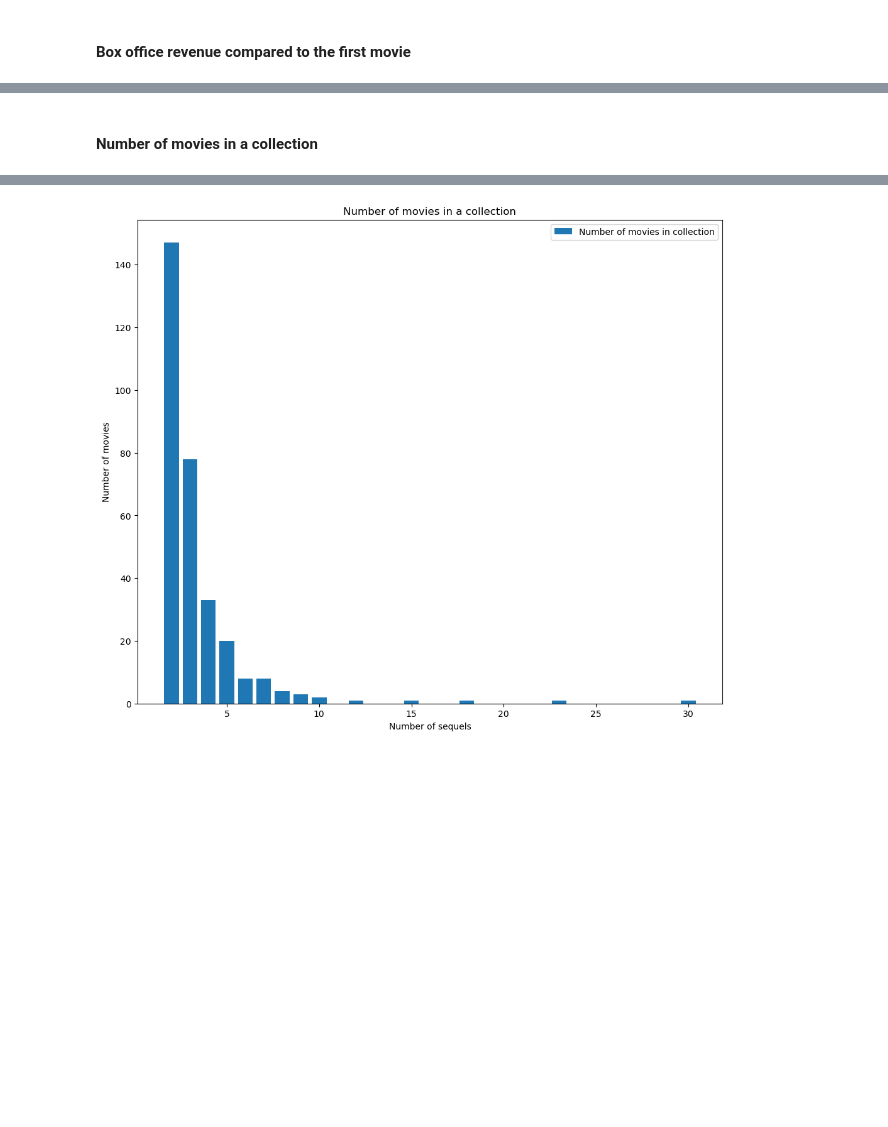
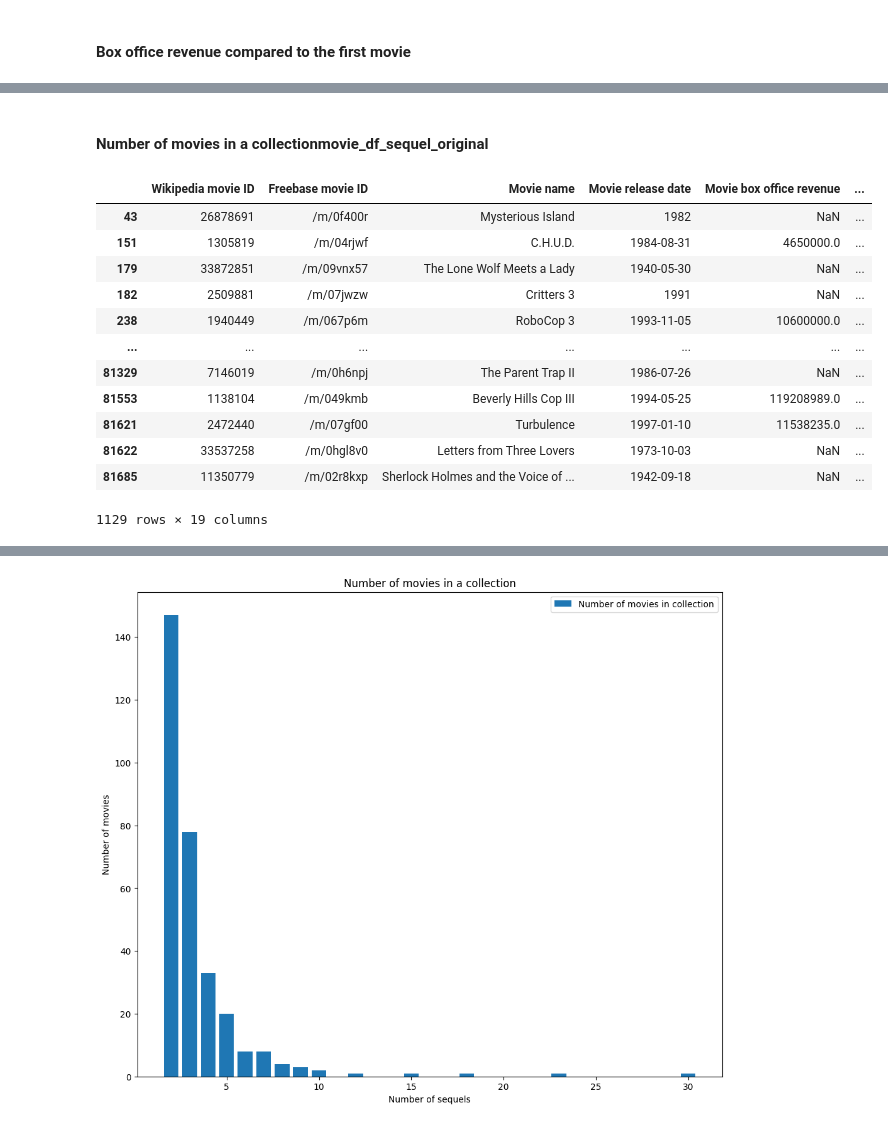
Before and after one commit to epfl-ada/ada-2024-project-onceuponatimeindata, a Jupyter notebook: dat_analysis.ipynb, the cells around one changed output, grey strips where cells are left out. Drawn from its saved outputs; the diff is of its cells as text; code cells hidden in the pictures; blank space fills up the shorter version.

```diff
--- a/dat_analysis.ipynb
+++ b/dat_analysis.ipynb
@@ -217,3 +236,19 @@ plt.show()
 # %% [markdown]
-#### Number of movies in a collection
+#### Number of movies in a collectionmovie_df_sequel_original
+# %%
+movie_df_sequel_original
+# %% [output]
+|  | Wikipedia movie ID | Freebase movie ID | Movie name | Movie release date | Movie box office revenue | ... |
+| 43 | 26878691 | /m/0f400r | Mysterious Island | 1982 | NaN | ... |
+| 151 | 1305819 | /m/04rjwf | C.H.U.D. | 1984-08-31 | 4650000.0 | ... |
+| 179 | 33872851 | /m/09vnx57 | The Lone Wolf Meets a Lady | 1940-05-30 | NaN | ... |
+| 182 | 2509881 | /m/07jwzw | Critters 3 | 1991 | NaN | ... |
+| 238 | 1940449 | /m/067p6m | RoboCop 3 | 1993-11-05 | 10600000.0 | ... |
+| ... | ... | ... | ... | ... | ... | ... |
+| 81329 | 7146019 | /m/0h6npj | The Parent Trap II | 1986-07-26 | NaN | ... |
+| 81553 | 1138104 | /m/049kmb | Beverly Hills Cop III | 1994-05-25 | 119208989.0 | ... |
+| 81621 | 2472440 | /m/07gf00 | Turbulence | 1997-01-10 | 11538235.0 | ... |
+| 81622 | 33537258 | /m/0hgl8v0 | Letters from Three Lovers | 1973-10-03 | NaN | ... |
+| 81685 | 11350779 | /m/02r8kxp | Sherlock Holmes and the Voice of ... | 1942-09-18 | NaN | ... |
+1129 rows × 19 columns
 # %%
```
Also changed, not shown: parts of 12 cells of this notebook, 3 other files.
